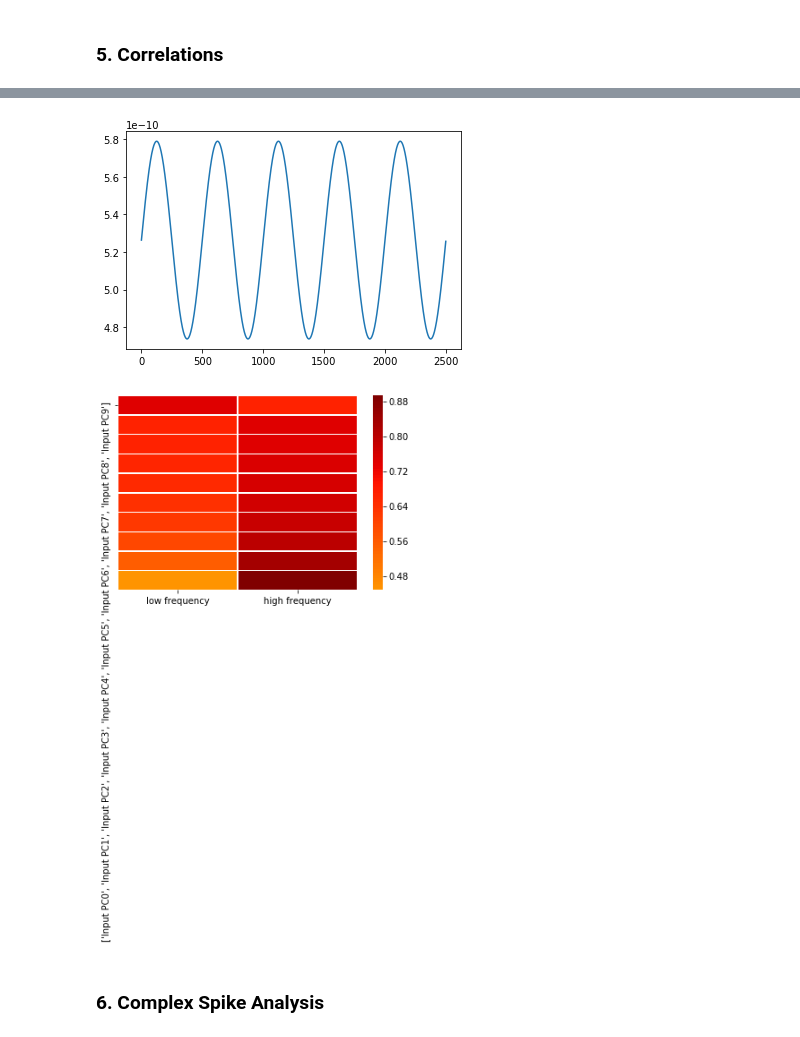
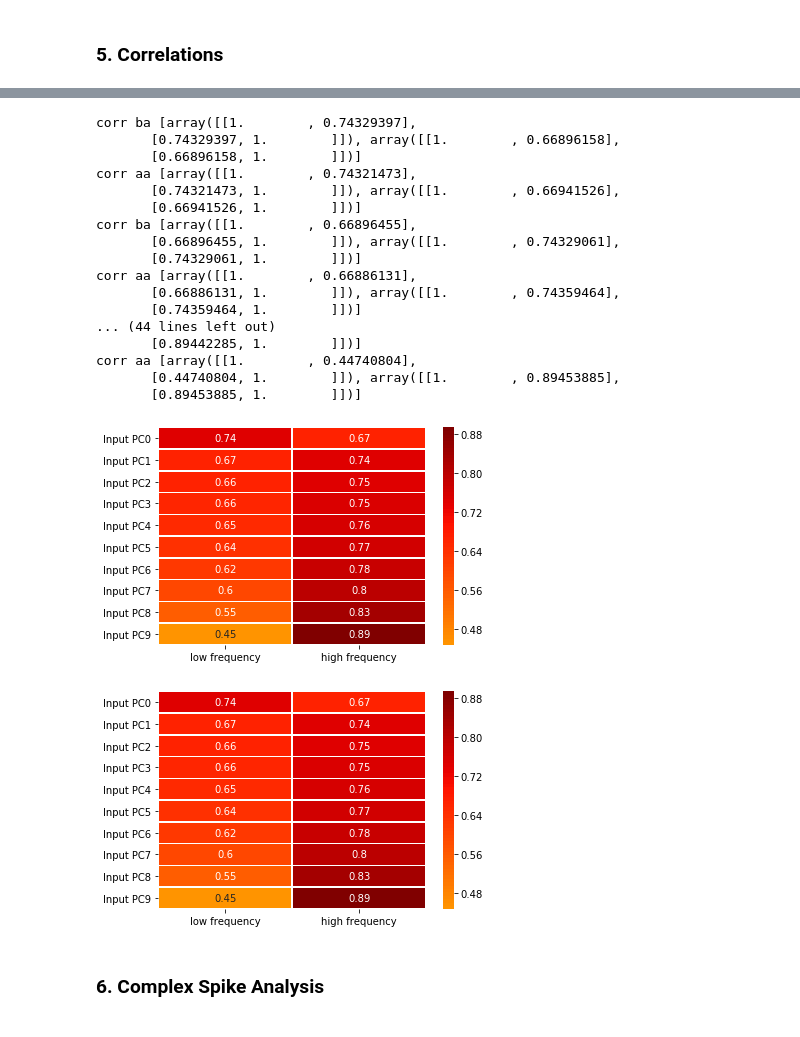
Before and after one commit to ThijsHoedemakers/OlivoCerebellarModel, a Jupyter notebook: Data_analysis.ipynb, the cells around one changed output, grey strips where cells are left out. Cells and saved outputs as stored; diff of their text form; code cells hidden in the pictures.

```diff
--- a/Data_analysis.ipynb
+++ b/Data_analysis.ipynb
@@ -40,12 +40,13 @@ import matplotlib.patches as mpatches
 import helpers
 reload(helpers)
 from helpers.Function_DataAnalysis import *
+#from helpers.bin import *
 
 # default dict. to assign values
 from collections import defaultdict
 
 # 1.2) Import data of simulations
-nameInput = 'VerifyCode'
+nameInput = '2Sine_50S'
 #name_simparam = nameInput + '_SimParams.pickle'
 
 name_VoltCell_STDP = nameInput + '_VoltageCell_Plasticity.pickle'
@@ -68,12 +69,12 @@ with open(name_VoltCell_noSTDP, 'rb') as vc:
 with open(name_Input_noSTDP, 'rb') as inp:
     Input_noSTDP = pickle.load(inp)
 
-with open(name_SpikeT_STDP, 'rb') as st:
-    SpikeTimes_STDP = pickle.load(st)
-with open(name_VoltCell_STDP, 'rb') as vc:
-    VoltCell_STDP = pickle.load(vc)
-with open(name_Input_STDP, 'rb') as inp:
-    Input_STDP = pickle.load(inp)
+with open(name_SpikeT_STDP, 'rb') as stm:
+    SpikeTimes_STDP = pickle.load(stm)
+with open(name_VoltCell_STDP, 'rb') as vcm:
+    VoltCell_STDP = pickle.load(vcm)
+with open(name_Input_STDP, 'rb') as inpm:
+    Input_STDP = pickle.load(inpm)
 # %% [markdown]
 ## 2. Split Data - Before/After Adaptation
 # %%
@@ -467,35 +348,65 @@ TypeError: 'numpy.float64' object is not iterable
 # %%
 # 5.2 Correlation between inputs
 
 corr_BA_Inputs = np.empty((nrPC,nrInputs))
 corr_AA_Inputs = np.empty((nrPC,nrInputs))
 
 for k in range(0,nrPC):
     namePC_BA = 'PC'+str(k)+'BA'
     namePC_AA = 'PC'+str(k)+'AA'
-    corr_InputPC_BA = [corrcoef(Input_BA['I_InputPC'][k],InputCurrentPC_BA[namePC_BA][p]) for p in range(0,nrInputs)]
-    corr_InputPC_AA = [corrcoef(Input_AA['I_InputPC'][k],InputCurrentPC_AA[namePC_AA][p]) for p in range(0,nrInputs)]
+    #x=Input_BA['I_InputPC'][k]
+    #y=InputCurrentPC_BA[namePC_BA][0]
+    #print(x,len(x))
+    #print(y,len(y))
+    #print(nrInputs)
+    #corrcoef(Input_BA['I_InputPC'])
+    corr_InputPC_BA = [np.corrcoef(Input_BA['I_InputPC'][k],InputCurrentPC_BA[namePC_BA][p]) for p in range(0,nrInputs)]
+    corr_InputPC_AA = [np.corrcoef(Input_AA['I_InputPC'][k],InputCurrentPC_AA[namePC_AA][p]) for p in range(0,nrInputs)]
+    print('corr ba',corr_InputPC_BA)
+    print('corr aa',corr_InputPC_AA)
 
     for p in range(0,len(corr_InputPC_BA)):
         corr_BA_Inputs[k,p]=corr_InputPC_BA[p][0,1]
         corr_AA_Inputs[k,p] = corr_InputPC_AA[p][0,1]
 
     #print('correlation coefficient AA',corr_InputPC_AA)
     #print('correlation coefficient BA',corr_InputPC_BA)
 #print(corr_BA_Inputs)
 #print(corr_AA_Inputs)
 #print(corr_BA_Inputs-corr_AA_Inputs)
-figure()
-plot(InputCurrentPC_BA['PC0BA'][0])
+#figure()
+#plot(InputCurrentPC_BA['PC0BA'][0])
 figure()
 ylabel=['Input PC'+str(k) for k in range(0,nrPC)]
 nf = sns.heatmap(corr_BA_Inputs,center=0, cmap='jet', linewidths=.5,
-                 xticklabels=['low frequency','high frequency'],
-                yticklabels=[ylabel])
+                 xticklabels=['low frequency','high frequency'],yticklabels=ylabel,
+                 annot=True)
+figure()
+ylabel=['Input PC'+str(k) for k in range(0,nrPC)]
+nf = sns.heatmap(corr_AA_Inputs,center=0, cmap='jet', linewidths=.5,
+                 xticklabels=['low frequency','high frequency'],yticklabels=ylabel,
+                 annot=True)
 #nf.set_xtickslabels()
 # %% [output]
+corr ba [array([[1.        , 0.74329397],
+       [0.74329397, 1.        ]]), array([[1.        , 0.66896158],
+       [0.66896158, 1.        ]])]
+corr aa [array([[1.        , 0.74321473],
+       [0.74321473, 1.        ]]), array([[1.        , 0.66941526],
+       [0.66941526, 1.        ]])]
+corr ba [array([[1.        , 0.66896455],
+       [0.66896455, 1.        ]]), array([[1.        , 0.74329061],
+       [0.74329061, 1.        ]])]
+corr aa [array([[1.        , 0.66886131],
+       [0.66886131, 1.        ]]), array([[1.        , 0.74359464],
+       [0.74359464, 1.        ]])]
+... (44 lines left out)
+       [0.89442285, 1.        ]])]
+corr aa [array([[1.        , 0.44740804],
+       [0.44740804, 1.        ]]), array([[1.        , 0.89453885],
+       [0.89453885, 1.        ]])]
-[figure, old version]
+[figure, new version]
-[figure, old version]
+[figure, new version]
 # %% [markdown]
 ### 6. Complex Spike Analysis
 # %%
```
Also changed, not shown: parts of 18 cells of this notebook, 4 other files.
